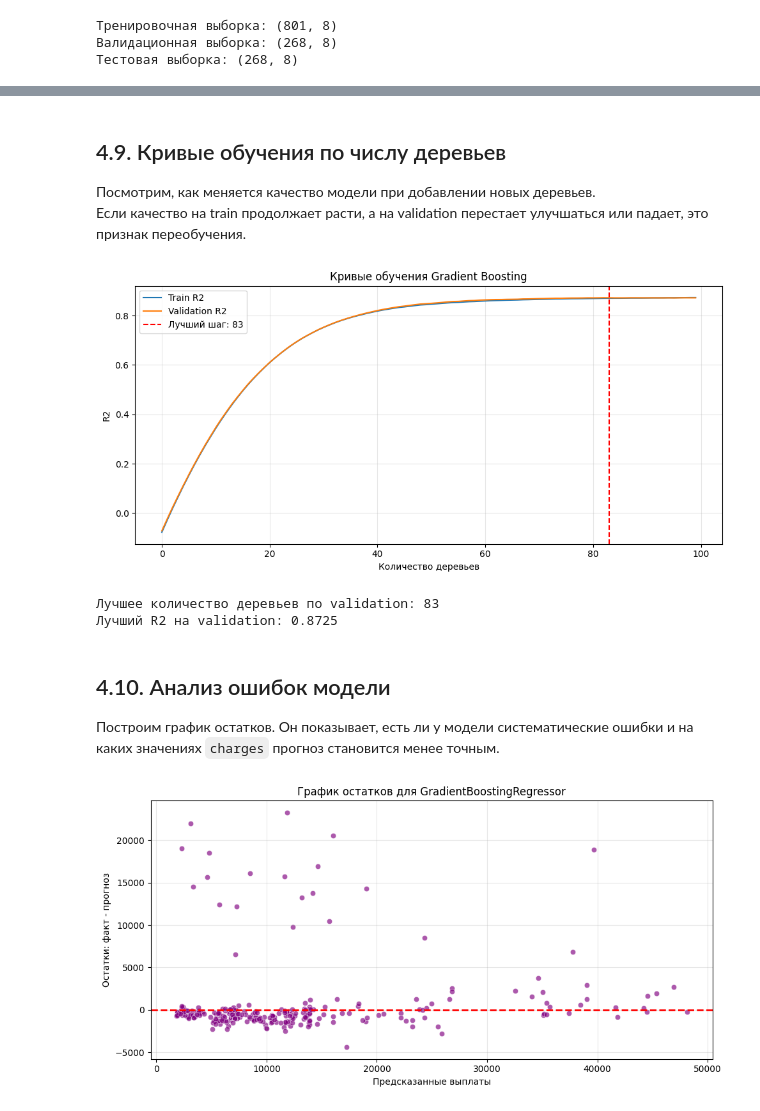
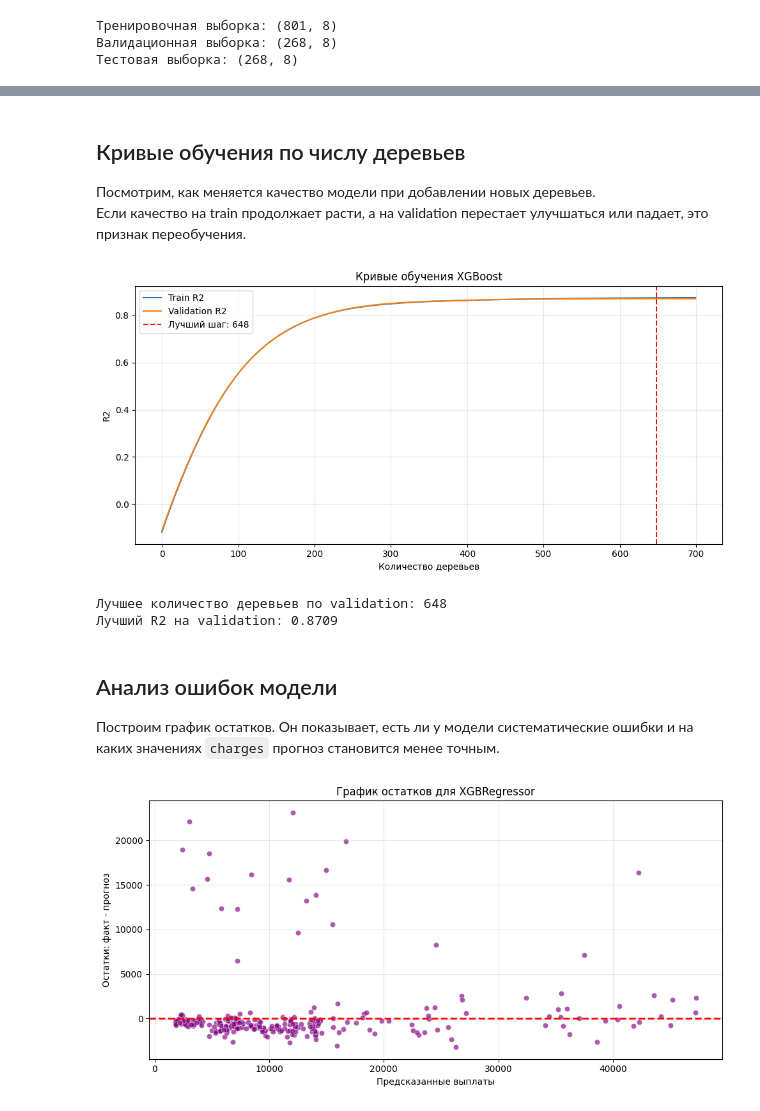
Before and after one commit to elena-kornaeva/Practice_DecisionTreeRegressor, a Jupyter notebook: notebooks/04_GB.ipynb, the cells around one changed output, grey strips where cells are left out. Saved outputs shown, nothing was run; the diff lists cells and outputs as text; code cells hidden in the pictures.

```diff
--- a/notebooks/04_GB.ipynb
+++ b/notebooks/04_GB.ipynb
@@ -15,6 +17,7 @@
 Целевая переменная `charges` в этих файлах уже логарифмирована через `log1p`, а исходная шкала сохранена в `charges_original`.
 # %%
 from pathlib import Path
+import json
 
 import joblib
 import numpy as np
@@ -22,8 +25,9 @@ import pandas as pd
 import seaborn as sns
 import matplotlib.pyplot as plt
 
+from xgboost import XGBRegressor
+
 from sklearn.base import clone
-from sklearn.ensemble import GradientBoostingRegressor
 from sklearn.model_selection import KFold, RandomizedSearchCV
 from sklearn.metrics import make_scorer
 from sklearn.metrics import (
@@ -43,9 +47,11 @@ else:
 
 processed_dir = project_dir / 'data' / 'processed'
 models_dir = project_dir / 'models'
-figures_dir = project_dir / 'reports' / 'figures'
+reports_dir = project_dir / 'reports'
+figures_dir = reports_dir / 'figures'
 
 models_dir.mkdir(parents=True, exist_ok=True)
+reports_dir.mkdir(parents=True, exist_ok=True)
 figures_dir.mkdir(parents=True, exist_ok=True)
 
 train_df = pd.read_csv(processed_dir / 'train_one_hot_encoded.csv')
@@ -142,12 +148,17 @@ def print_metrics(y_true_log, y_pred_log, title):
 # %%
-gb_baseline = GradientBoostingRegressor(random_state=42)
-gb_baseline.fit(X_train, y_train)
+xgb_baseline = XGBRegressor(
+    objective='reg:squarederror',
+    random_state=42,
+    n_jobs=-1,
+    verbosity=0
+)
+xgb_baseline.fit(X_train, y_train)
 
-gb_val_pred_baseline = gb_baseline.predict(X_val)
+xgb_val_pred_baseline = xgb_baseline.predict(X_val)
 
 print_metrics(
     y_val,
-    gb_val_pred_baseline,
-    'Базовый GradientBoostingRegressor на валидационной выборке'
+    xgb_val_pred_baseline,
+    'Базовый XGBRegressor на валидационной выборке'
 )
 # %% [output]
@@ -306,17 +320,17 @@ RMSE: $4415.52
 X_train_full = pd.concat([X_train, X_val])
 y_train_full = pd.concat([y_train, y_val])
 
-best_gb = clone(gb_random_search.best_estimator_)
-best_gb.fit(X_train_full, y_train_full)
+best_xgb = clone(xgb_random_search.best_estimator_)
+best_xgb.fit(X_train_full, y_train_full)
 
-gb_test_pred = best_gb.predict(X_test)
+xgb_test_pred = best_xgb.predict(X_test)
 
 print_metrics(
     y_test,
-    gb_test_pred,
-    'Финальная проверка GradientBoostingRegressor на тестовой выборке'
+    xgb_test_pred,
+    'Финальная проверка XGBRegressor на тестовой выборке'
 )
 
-joblib.dump(best_gb, models_dir / 'gradient_boosting_randomized_search_model.pkl')
-print('Модель сохранена:', models_dir / 'gradient_boosting_randomized_search_model.pkl')
+joblib.dump(best_xgb, models_dir / 'xgboost_randomized_search_model.pkl')
+print('Модель сохранена:', models_dir / 'xgboost_randomized_search_model.pkl')
 # %% [output]
@@ -328,19 +342,19 @@ RMSE: $4443.66
 # %% [markdown]
-## 4.9. Кривые обучения по числу деревьев
+## Кривые обучения по числу деревьев
 
 Посмотрим, как меняется качество модели при добавлении новых деревьев.
 Если качество на train продолжает расти, а на validation перестает улучшаться или падает, это признак переобучения.
 # %%
-gb_for_learning_curve = clone(gb_random_search.best_estimator_)
-gb_for_learning_curve.fit(X_train, y_train)
+xgb_for_learning_curve = clone(xgb_random_search.best_estimator_)
+xgb_for_learning_curve.fit(X_train, y_train)
 
 train_r2_by_stage = []
 val_r2_by_stage = []
+n_estimators = xgb_for_learning_curve.get_params()['n_estimators']
 
-for train_pred_stage, val_pred_stage in zip(
-    gb_for_learning_curve.staged_predict(X_train),
-    gb_for_learning_curve.staged_predict(X_val)
-):
+for stage in range(1, n_estimators + 1):
+    train_pred_stage = xgb_for_learning_curve.predict(X_train, iteration_range=(0, stage))
+    val_pred_stage = xgb_for_learning_curve.predict(X_val, iteration_range=(0, stage))
     train_r2_by_stage.append(r2_score(y_train, train_pred_stage))
     val_r2_by_stage.append(r2_score(y_val, val_pred_stage))
 
@@ -351,39 +365,39 @@ plt.figure(figsize=(10, 5))
 plt.plot(train_r2_by_stage, label='Train R2')
 plt.plot(val_r2_by_stage, label='Validation R2')
 plt.axvline(best_stage, color='red', linestyle='--', label=f'Лучший шаг: {best_stage}')
-plt.title('Кривые обучения Gradient Boosting')
+plt.title('Кривые обучения XGBoost')
 plt.xlabel('Количество деревьев')
 plt.ylabel('R2')
 plt.legend()
 plt.grid(True, alpha=0.3)
 plt.tight_layout()
-plt.savefig(figures_dir / 'gradient_boosting_learning_curve.png', dpi=200, bbox_inches='tight')
+plt.savefig(figures_dir / 'xgboost_learning_curve.png', dpi=200, bbox_inches='tight')
 plt.show()
 
 print(f"Лучшее количество деревьев по validation: {best_stage}")
 print(f"Лучший R2 на validation: {best_stage_score:.4f}")
 # %% [output]
-[figure, old version]
+[figure, new version]
-Лучшее количество деревьев по validation: 83
-Лучший R2 на validation: 0.8725
+Лучшее количество деревьев по validation: 648
+Лучший R2 на validation: 0.8709
 # %% [markdown]
-## 4.10. Анализ ошибок модели
+## Анализ ошибок модели
 
 Построим график остатков. Он показывает, есть ли у модели систематические ошибки и на каких значениях `charges` прогноз становится менее точным.
 # %%
-gb_residuals = inverse_target(y_test) - inverse_target(gb_test_pred)
+xgb_residuals = inverse_target(y_test) - inverse_target(xgb_test_pred)
 
 plt.figure(figsize=(10, 5))
-sns.scatterplot(x=inverse_target(gb_test_pred), y=gb_residuals, alpha=0.65, color='purple')
+sns.scatterplot(x=inverse_target(xgb_test_pred), y=xgb_residuals, alpha=0.65, color='purple')
 plt.axhline(y=0, color='red', linestyle='--', linewidth=2)
-plt.title('График остатков для GradientBoostingRegressor')
+plt.title('График остатков для XGBRegressor')
 plt.xlabel('Предсказанные выплаты')
 plt.ylabel('Остатки: факт - прогноз')
 plt.grid(True, alpha=0.3)
 plt.tight_layout()
-plt.savefig(figures_dir / 'gradient_boosting_residuals_test.png', dpi=200, bbox_inches='tight')
+plt.savefig(figures_dir / 'xgboost_residuals_test.png', dpi=200, bbox_inches='tight')
 plt.show()
 # %% [output]
-[figure, old version]
+[figure, new version]
 # %%
 plt.figure(figsize=(6, 6))
```
Also changed, not shown: parts of 17 cells of this notebook, 49 other files.
